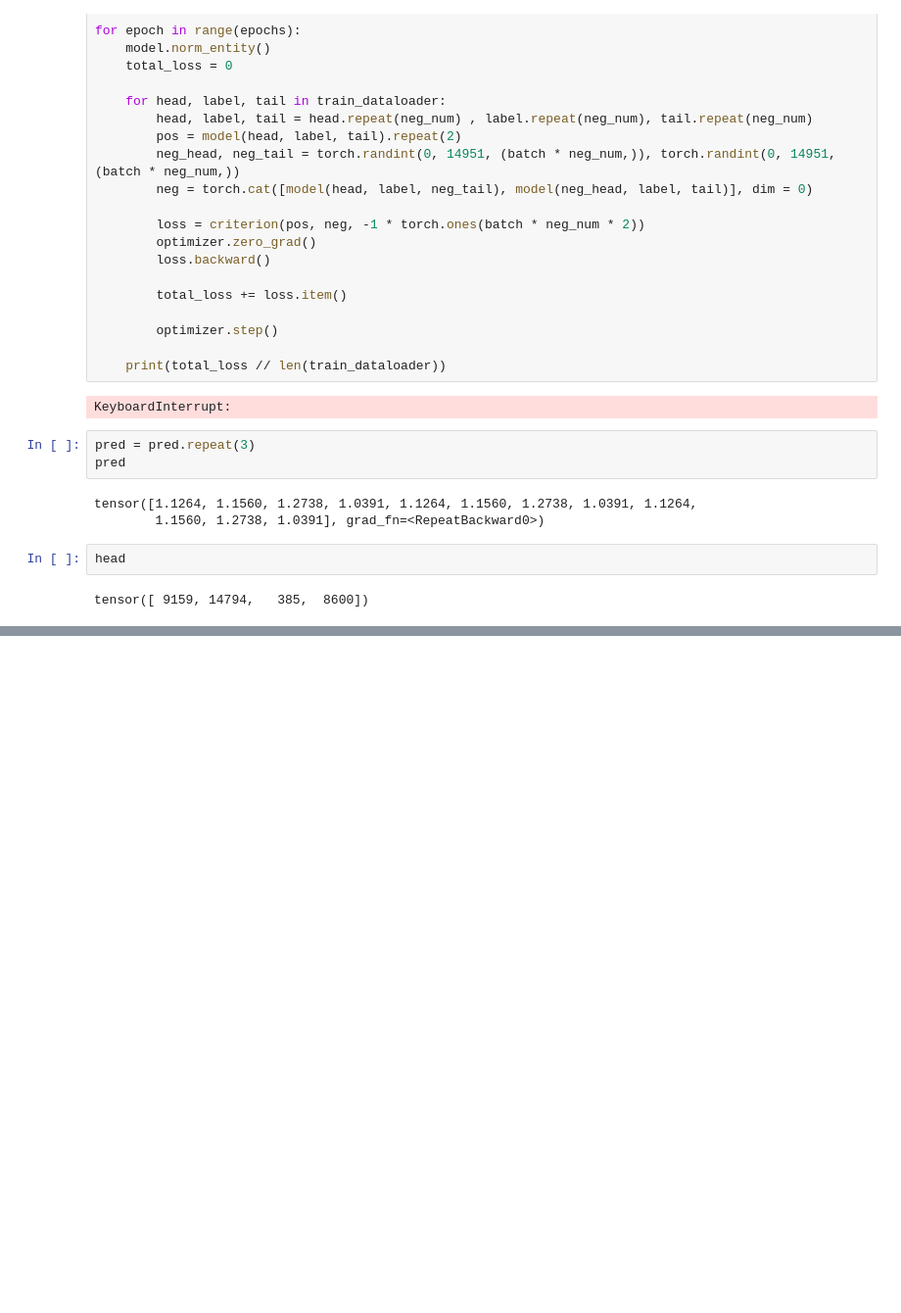
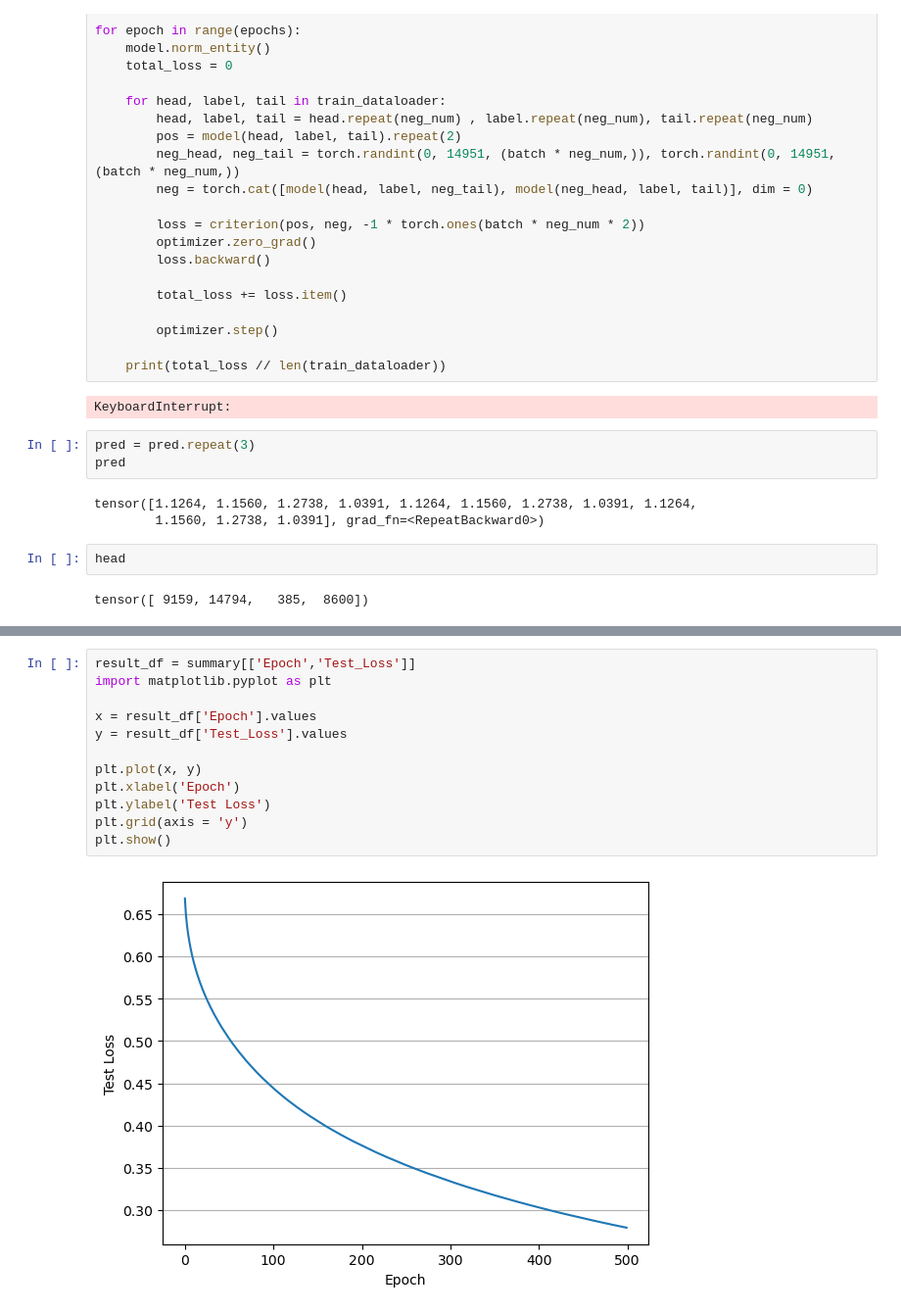
Before and after one commit to sangwu99/2023-Summer-Internship-DSAIL, a Jupyter notebook: Graph/TransE/notebook/TransE.ipynb, the cells around one changed output, grey strips where cells are left out. Shown: that part at 98% size. Saved outputs shown, nothing was run; the diff lists cells and outputs as text; blank space fills up the shorter version.

```diff
--- a/Graph/TransE/notebook/TransE.ipynb
+++ b/Graph/TransE/notebook/TransE.ipynb
@@ -232,0 +233,14 @@ plt.show()
+# %%
+result_df = summary[['Epoch','Test_Loss']]
+import matplotlib.pyplot as plt
+
+x = result_df['Epoch'].values
+y = result_df['Test_Loss'].values
+
+plt.plot(x, y)
+plt.xlabel('Epoch')
+plt.ylabel('Test Loss')
+plt.grid(axis = 'y')
+plt.show()
+# %% [output]
+[figure, added]
```
Also changed, not shown: parts of 3 cells of this notebook, 3 other files.
